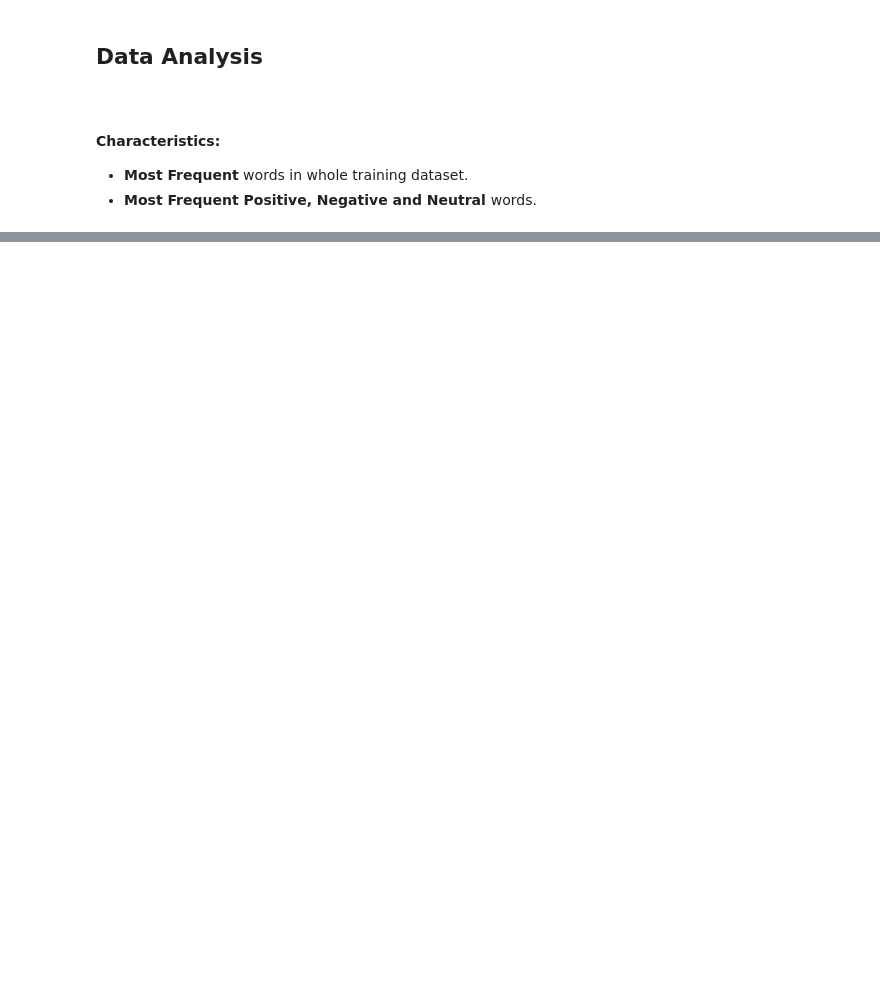
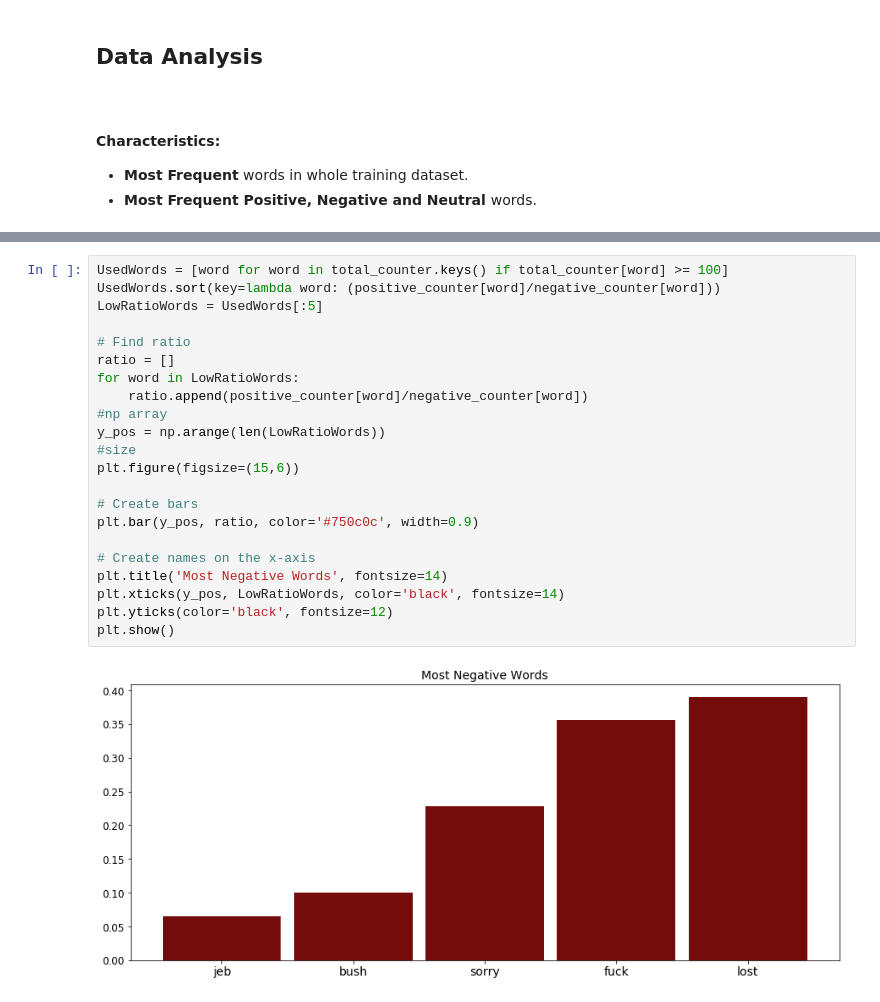
Before and after one commit to Fanarosss/Sentiment-Analysis-on-Tweets, a Jupyter notebook: Project1.ipynb, the cells around one changed output, grey strips where cells are left out. Drawn from its saved outputs; the diff is of its cells as text; blank space fills up the shorter version.

```diff
--- a/Project1.ipynb
+++ b/Project1.ipynb
@@ -158,0 +233,24 @@ plt.show()
+# %%
+UsedWords = [word for word in total_counter.keys() if total_counter[word] >= 100]
+UsedWords.sort(key=lambda word: (positive_counter[word]/negative_counter[word]))
+LowRatioWords = UsedWords[:5]
+
+# Find ratio
+ratio = []
+for word in LowRatioWords:
+    ratio.append(positive_counter[word]/negative_counter[word])
+#np array
+y_pos = np.arange(len(LowRatioWords))
+#size
+plt.figure(figsize=(15,6))
+
+# Create bars
+plt.bar(y_pos, ratio, color='#750c0c', width=0.9)
+
+# Create names on the x-axis
+plt.title('Most Negative Words', fontsize=14)
+plt.xticks(y_pos, LowRatioWords, color='black', fontsize=14)
+plt.yticks(color='black', fontsize=12)
+plt.show()
+# %% [output]
+[figure, added]
```
Also changed, not shown: parts of 10 cells of this notebook.
